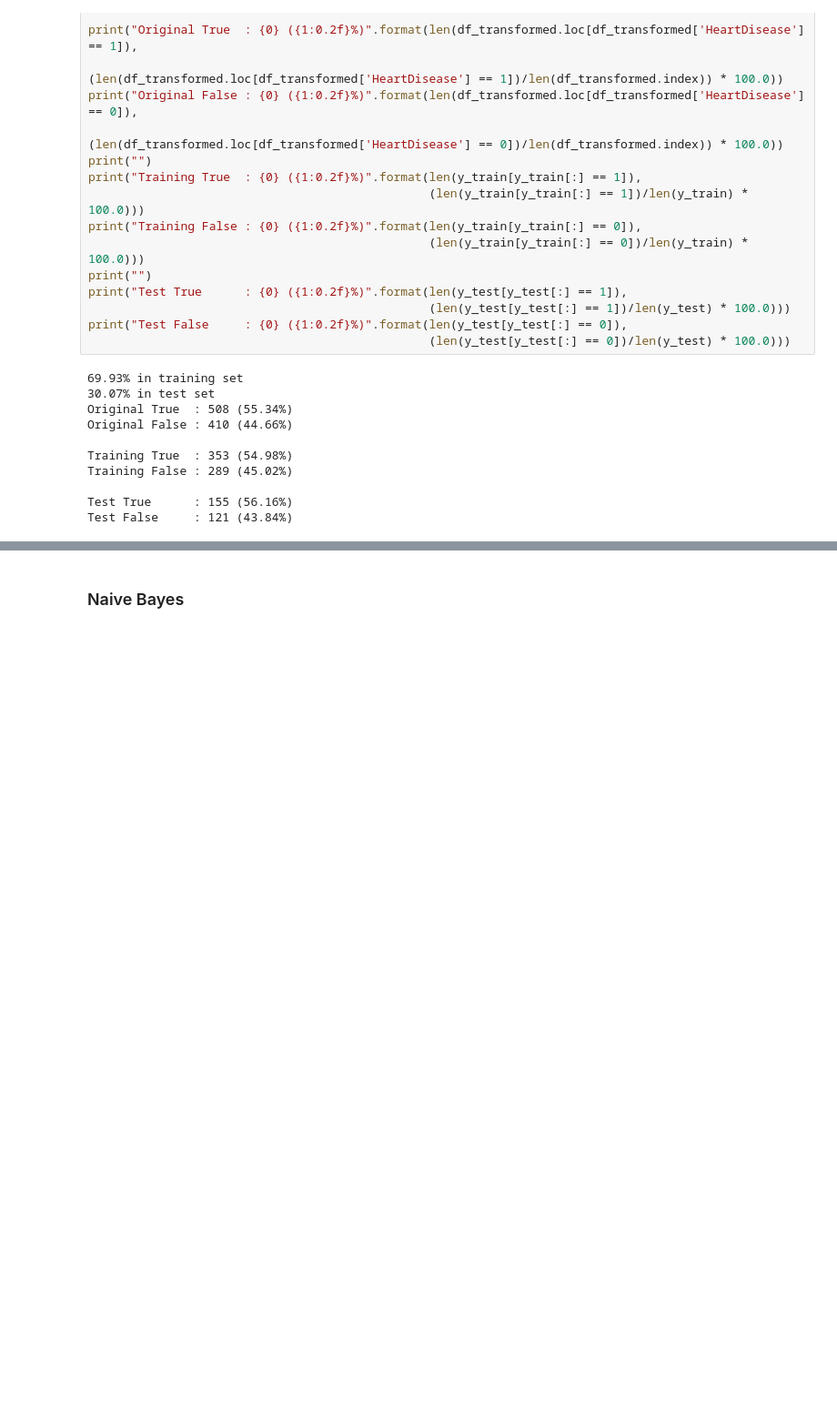
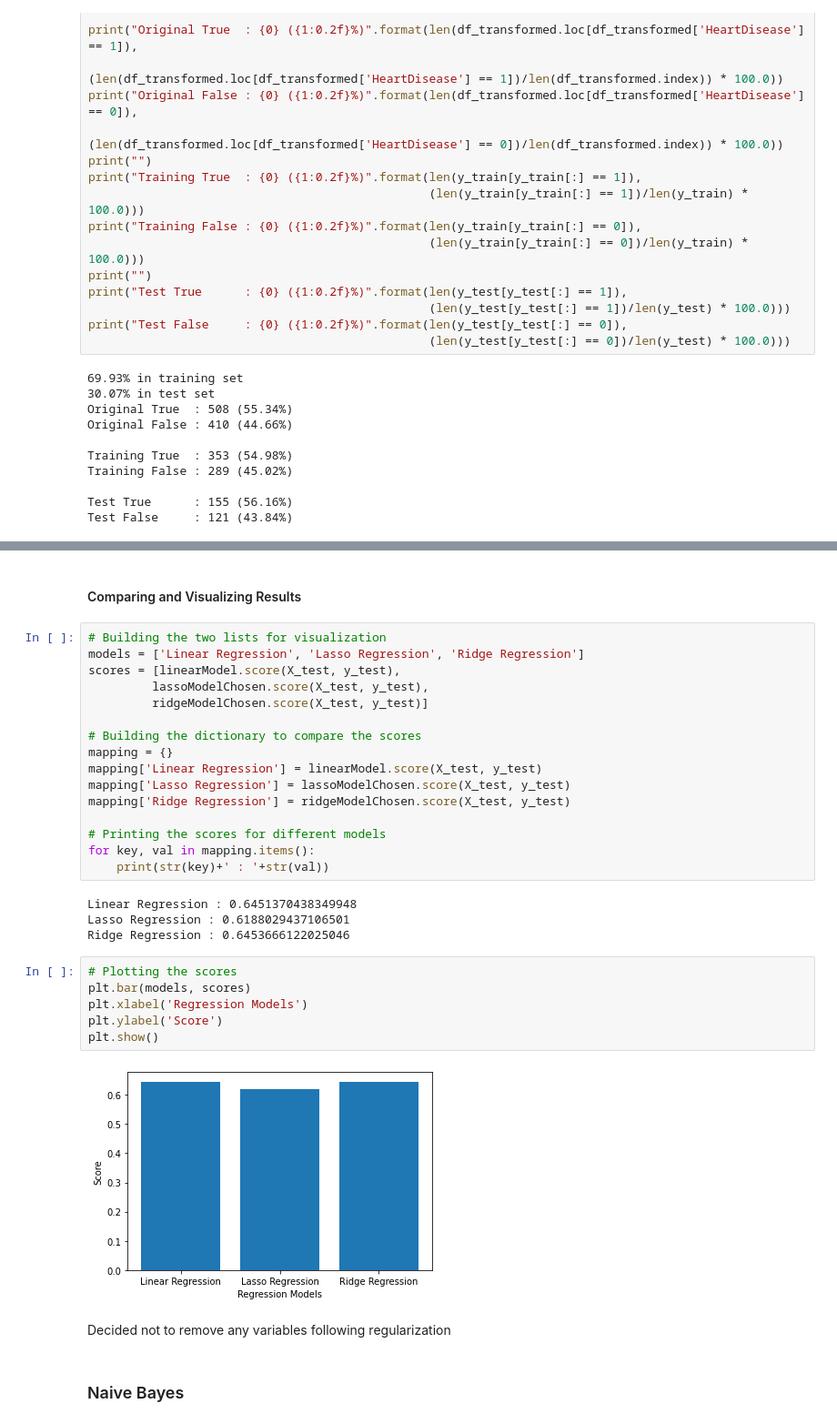
Before and after one commit to bryanyu1/heart_disease_prediction, a Jupyter notebook: heart_disease_prediction_models.ipynb, the cells around one changed output, grey strips where cells are left out. Shown at 91% size. Saved outputs shown, nothing was run; the diff lists cells and outputs as text; blank space fills up the shorter version.

Commit message:
Added regularization

```diff
--- a/heart_disease_prediction_models.ipynb
+++ b/heart_disease_prediction_models.ipynb
@@ -198,3 +327,35 @@ Test False     : 121 (43.84%)
+# %% [markdown]
+#### Comparing and Visualizing Results
+# %%
+# Building the two lists for visualization
+models = ['Linear Regression', 'Lasso Regression', 'Ridge Regression']
+scores = [linearModel.score(X_test, y_test),
+         lassoModelChosen.score(X_test, y_test),
+         ridgeModelChosen.score(X_test, y_test)]
+
+# Building the dictionary to compare the scores
+mapping = {}
+mapping['Linear Regression'] = linearModel.score(X_test, y_test)
+mapping['Lasso Regression'] = lassoModelChosen.score(X_test, y_test)
+mapping['Ridge Regression'] = ridgeModelChosen.score(X_test, y_test)
+
+# Printing the scores for different models
+for key, val in mapping.items():
+    print(str(key)+' : '+str(val))
+# %% [output]
+Linear Regression : 0.6451370438349948
+Lasso Regression : 0.6188029437106501
+Ridge Regression : 0.6453666122025046
+# %%
+# Plotting the scores
+plt.bar(models, scores)
+plt.xlabel('Regression Models')
+plt.ylabel('Score')
+plt.show()
+# %% [output]
+[figure, added]
+# %% [markdown]
+Decided not to remove any variables following regularization
 # %% [markdown]
 ### Naive Bayes
 # %%
```
Also changed, not shown: parts of 22 cells of this notebook.
